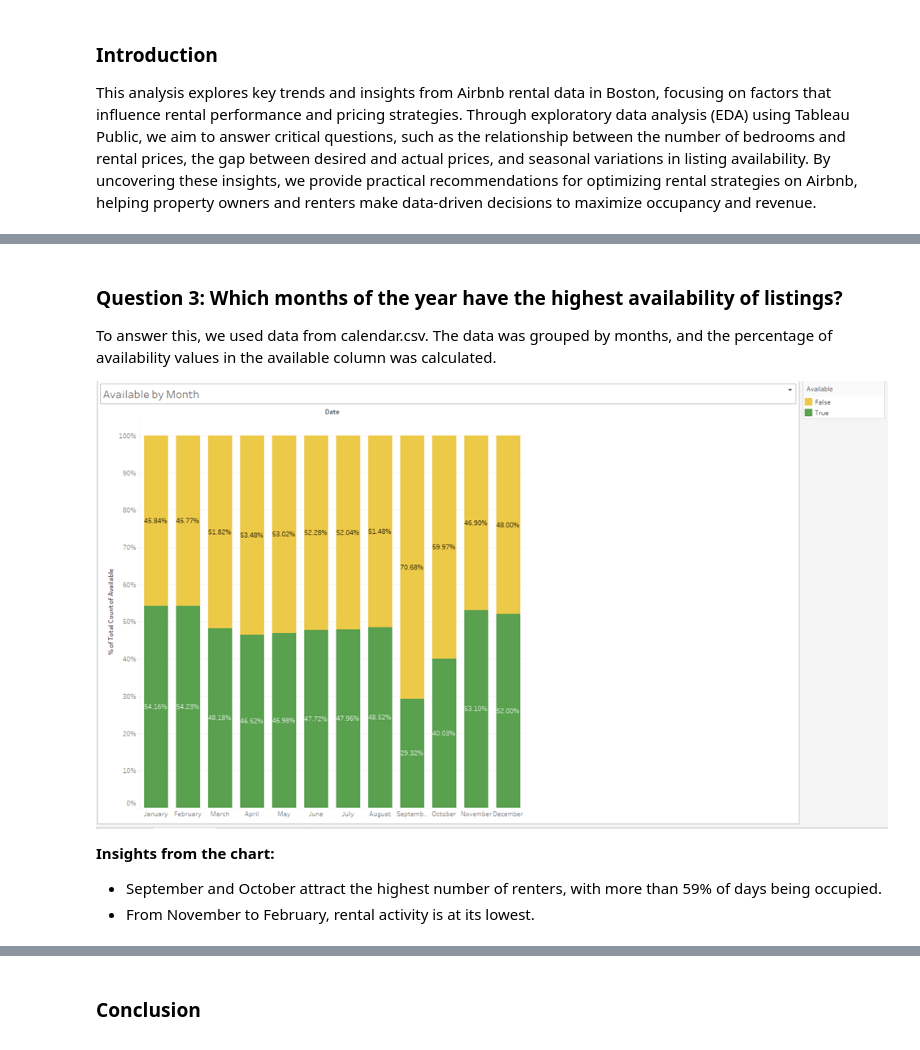
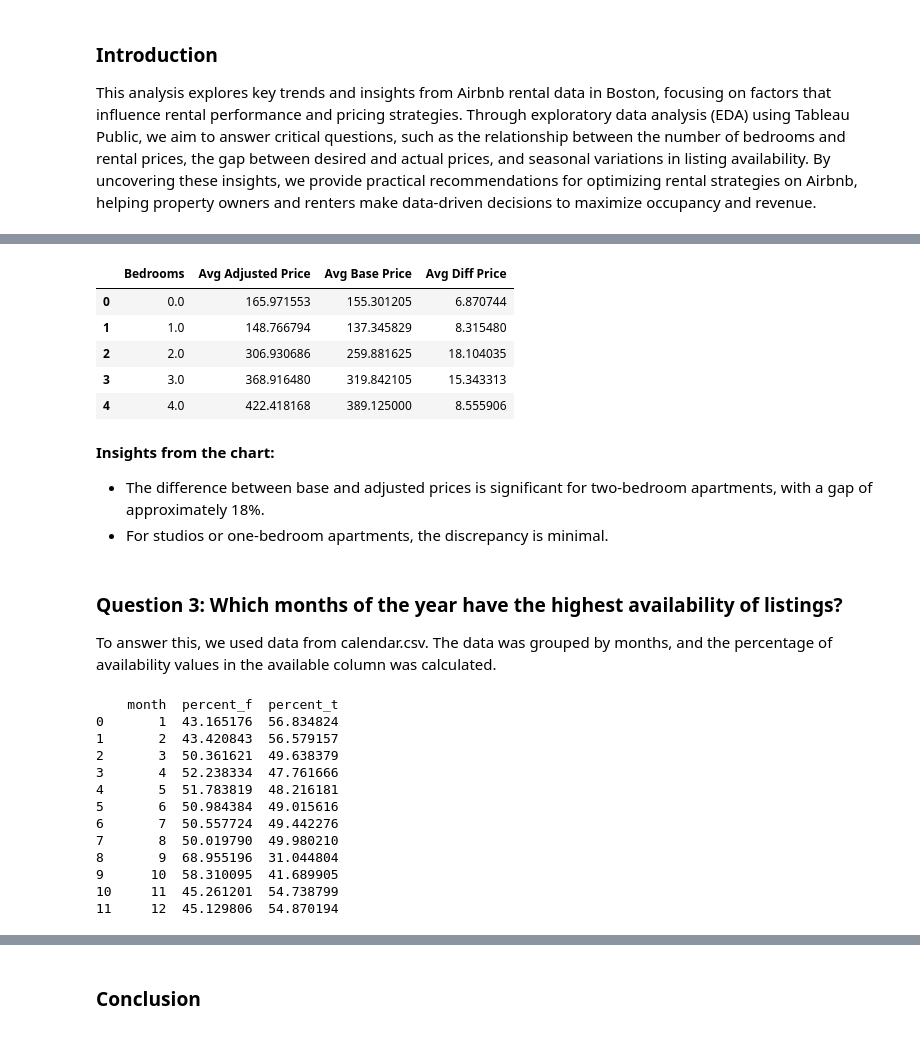
Before and after one commit to tienbt93/Udacity-Data-Scientist-Nanodegree, a Jupyter notebook: Project 1/optimizing-airbnb-rentals-insights-from-eda.ipynb, the cells around one changed output, grey strips where cells are left out. Drawn from its saved outputs; the diff is of its cells as text; code cells hidden in the pictures.

```diff
--- a/Project 1/optimizing-airbnb-rentals-insights-from-eda.ipynb
+++ b/Project 1/optimizing-airbnb-rentals-insights-from-eda.ipynb
@@ -36,0 +222,17 @@ To address this, we utilized two datasets, listing and calendar, to calculate bo
+# %%
+# Group by 'bedrooms' and calculate count listings and average of price for each group
+calendar_and_listings_group_by_bedrooms = calendar_and_listings.groupby('bedrooms').agg({
+    'Avg Adjusted price': 'mean',  # Calculate the average
+    'price': 'mean' # Calculate the average
+    }
+).reset_index()
+calendar_and_listings_group_by_bedrooms.columns = ['Bedrooms', 'Avg Adjusted Price', 'Avg Base Price']
+calendar_and_listings_group_by_bedrooms['Avg Diff Price'] = 100*(calendar_and_listings_group_by_bedrooms['Avg Adjusted Price']-calendar_and_listings_group_by_bedrooms['Avg Base Price'])/calendar_and_listings_group_by_bedrooms['Avg Base Price']
+calendar_and_listings_group_by_bedrooms.head()
+# %% [output]
+|  | Bedrooms | Avg Adjusted Price | Avg Base Price | Avg Diff Price |
+| 0 | 0.0 | 165.971553 | 155.301205 | 6.870744 |
+| 1 | 1.0 | 148.766794 | 137.345829 | 8.315480 |
+| 2 | 2.0 | 306.930686 | 259.881625 | 18.104035 |
+| 3 | 3.0 | 368.916480 | 319.842105 | 15.343313 |
+| 4 | 4.0 | 422.418168 | 389.125000 | 8.555906 |
@@ -37,12 +315,43 @@ To address this, we utilized two datasets, listing and calendar, to calculate bo
+# %% [markdown]
+
+
+**Insights from the chart:**
+
+* The difference between base and adjusted prices is significant for two-bedroom apartments, with a gap of approximately 18%.
+* For studios or one-bedroom apartments, the discrepancy is minimal.
 # %% [markdown]
 ### **Question 3: Which months of the year have the highest availability of listings?**
 
 To answer this, we used data from calendar.csv. The data was grouped by months, and the percentage of availability values in the available column was calculated.
-
-![image.png](attachment:127a9728-16f3-4950-a20e-58fbe2f06422.png)
-
-**Insights from the chart:**
-
-
-* September and October attract the highest number of renters, with more than 59% of days being occupied.
-* From November to February, rental activity is at its lowest.
+# %%
+# Convert the 'date' column to datetime format
+calendar['date'] = pd.to_datetime(calendar['date'])
+
+# Extract the month from the 'date' column
+calendar['month'] = calendar['date'].dt.month
+
+# Group by month and calculate the percentage of True/False values in the 'available' column
+df_monthly = calendar.groupby('month')['available'].value_counts(normalize=True).unstack(fill_value=0)
+
+# Convert to percentage
+df_monthly = df_monthly * 100
+df_monthly = df_monthly.reset_index()
+
+
+df_monthly.columns = ['month', 'percent_f', 'percent_t']
+# Print the result
+print(df_monthly)
+# %% [output]
+    month  percent_f  percent_t
+0       1  43.165176  56.834824
+1       2  43.420843  56.579157
+2       3  50.361621  49.638379
+3       4  52.238334  47.761666
+4       5  51.783819  48.216181
+5       6  50.984384  49.015616
+6       7  50.557724  49.442276
+7       8  50.019790  49.980210
+8       9  68.955196  31.044804
+9      10  58.310095  41.689905
+10     11  45.261201  54.738799
+11     12  45.129806  54.870194
```
Also changed, not shown: parts of 18 cells of this notebook, 22 other files.
